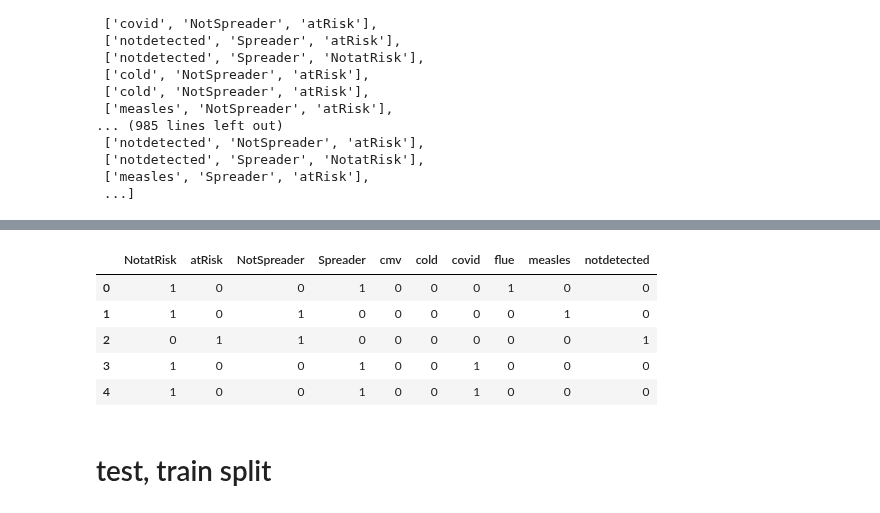
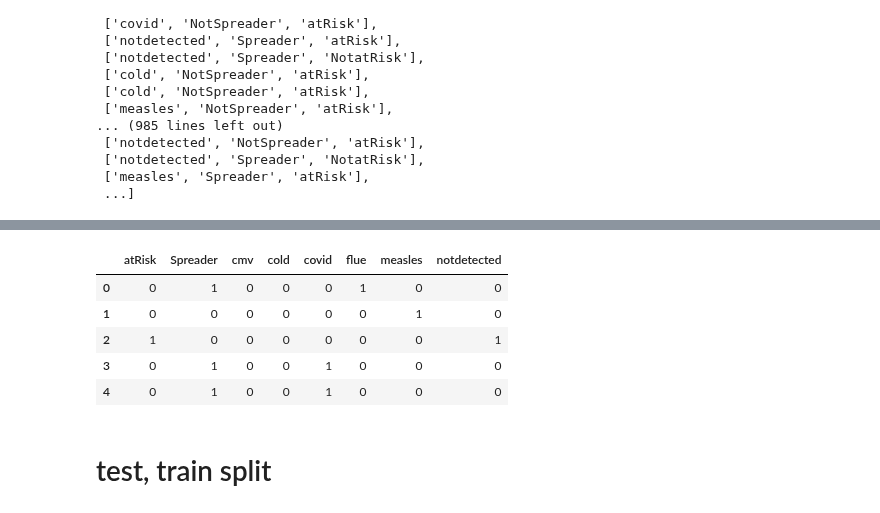
Before and after one commit to aka-sova/236756_Introduction_to_ML, a Jupyter notebook: hw2/wet_alex/data_exploration_virus.ipynb, the cells around one changed output, grey strips where cells are left out. Cells and saved outputs as stored; diff of their text form; code cells hidden in the pictures.

```diff
--- a/hw2/wet_alex/data_exploration_virus.ipynb
+++ b/hw2/wet_alex/data_exploration_virus.ipynb
@@ -88,14 +122,14 @@ df2.head()
 # %%
 results = pd.concat( [risk_encode, spread_encode, disease_encode], axis=1 )
-results.drop(['NotSpreader', 'NotatRisk'], axis=1)
+results = results.drop(['NotSpreader', 'NotatRisk'], axis=1)
 results.head()
 # %% [output]
-|  | NotatRisk | atRisk | NotSpreader | Spreader | cmv | cold | covid | flue | measles | notdetected |
-| 0 | 1 | 0 | 0 | 1 | 0 | 0 | 0 | 1 | 0 | 0 |
-| 1 | 1 | 0 | 1 | 0 | 0 | 0 | 0 | 0 | 1 | 0 |
-| 2 | 0 | 1 | 1 | 0 | 0 | 0 | 0 | 0 | 0 | 1 |
-| 3 | 1 | 0 | 0 | 1 | 0 | 0 | 1 | 0 | 0 | 0 |
-| 4 | 1 | 0 | 0 | 1 | 0 | 0 | 1 | 0 | 0 | 0 |
+|  | atRisk | Spreader | cmv | cold | covid | flue | measles | notdetected |
+| 0 | 0 | 1 | 0 | 0 | 0 | 1 | 0 | 0 |
+| 1 | 0 | 0 | 0 | 0 | 0 | 0 | 1 | 0 |
+| 2 | 1 | 0 | 0 | 0 | 0 | 0 | 0 | 1 |
+| 3 | 0 | 1 | 0 | 0 | 1 | 0 | 0 | 0 |
+| 4 | 0 | 1 | 0 | 0 | 1 | 0 | 0 | 0 |
 # %% [markdown]
 # test, train split
 # %%
```
Also changed, not shown: parts of 14 cells of this notebook.
